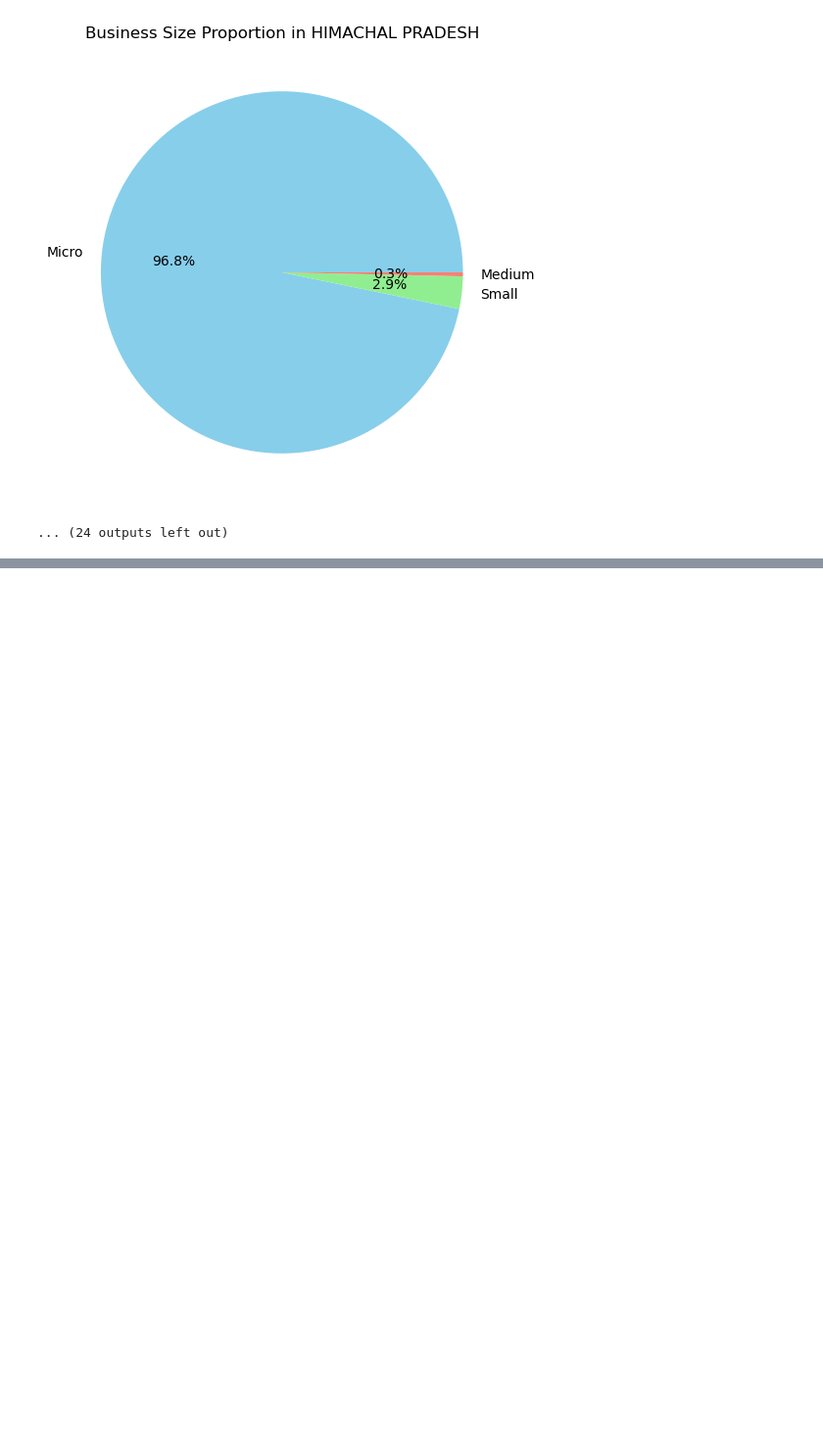
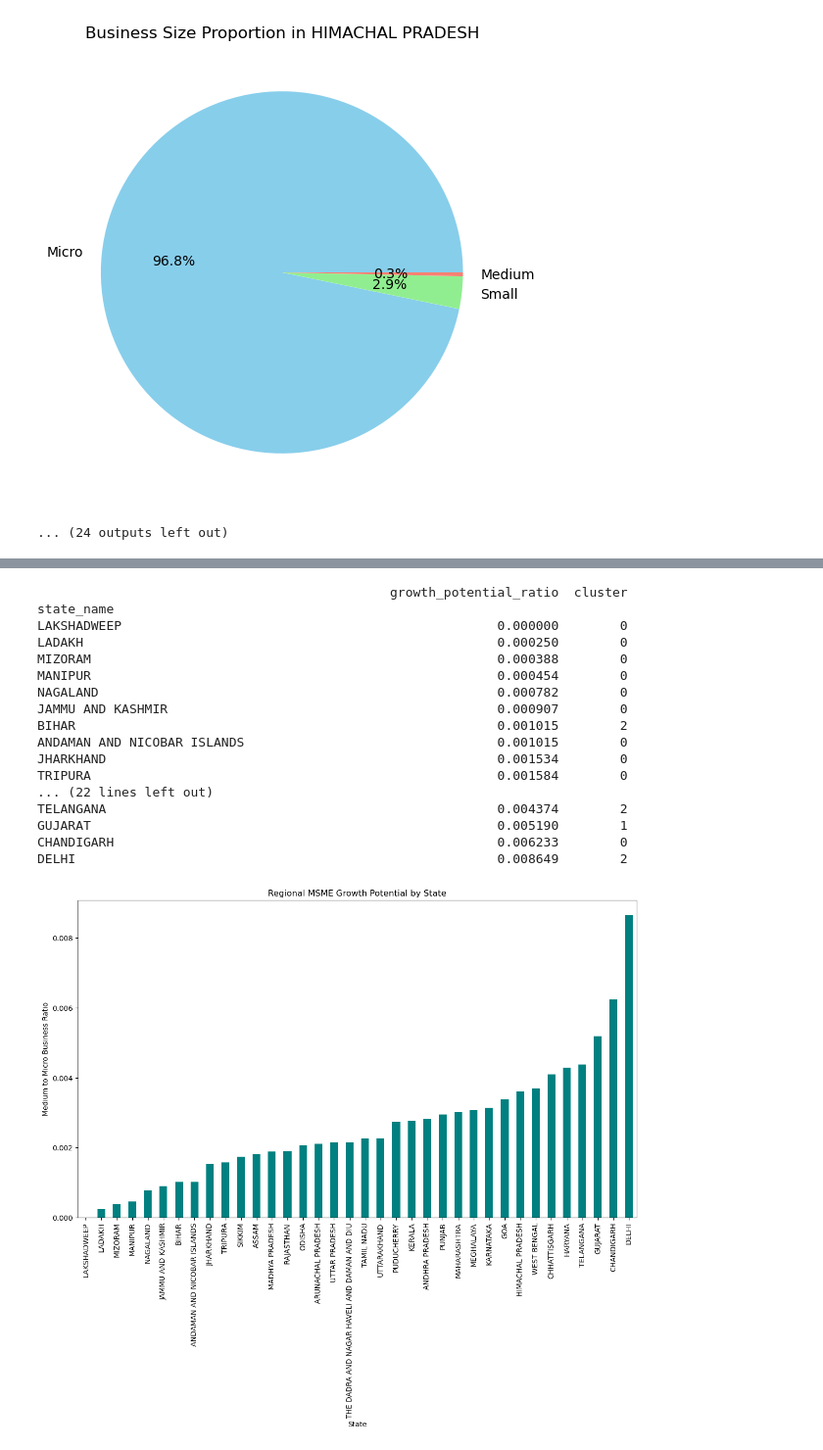
Before and after one commit to 10sharmashivam/AI_Personalization_for_MSME_FinTech_Platform, a Jupyter notebook: models/noteook.ipynb, the cells around one changed output, grey strips where cells are left out. Shown at 98% size. Saved outputs shown, nothing was run; the diff lists cells and outputs as text; code cells hidden in the pictures; blank space fills up the shorter version.

```diff
--- a/models/noteook.ipynb
+++ b/models/noteook.ipynb
@@ -199,0 +214,34 @@ state_business_counts['cluster'] = kmeans.fit_predict(scaled_data)
+# %%
+# 2. Regional MSME Growth Potential: Ratio of Medium to Micro Businesses
+state_business_counts['growth_potential_ratio'] = state_business_counts['medium'] / state_business_counts['micro']
+
+# Sort and display states by growth potential ratio (low ratio indicates higher growth potential)
+sorted_growth_potential = state_business_counts.sort_values(by='growth_potential_ratio')
+print(sorted_growth_potential[['growth_potential_ratio', 'cluster']])
+
+# Optional Visualization: Bar plot for growth potential ratio
+plt.figure(figsize=(14, 8))
+sorted_growth_potential['growth_potential_ratio'].plot(kind='bar', color='teal')
+plt.title('Regional MSME Growth Potential by State')
+plt.xlabel('State')
+plt.ylabel('Medium to Micro Business Ratio')
+plt.show()
+# %% [output]
+                                              growth_potential_ratio  cluster
+state_name
+LAKSHADWEEP                                                 0.000000        0
+LADAKH                                                      0.000250        0
+MIZORAM                                                     0.000388        0
+MANIPUR                                                     0.000454        0
+NAGALAND                                                    0.000782        0
+JAMMU AND KASHMIR                                           0.000907        0
+BIHAR                                                       0.001015        2
+ANDAMAN AND NICOBAR ISLANDS                                 0.001015        0
+JHARKHAND                                                   0.001534        0
+TRIPURA                                                     0.001584        0
+... (22 lines left out)
+TELANGANA                                                   0.004374        2
+GUJARAT                                                     0.005190        1
+CHANDIGARH                                                  0.006233        0
+DELHI                                                       0.008649        2
+[figure, added]
```
Also changed, not shown: parts of 1 cell of this notebook.
